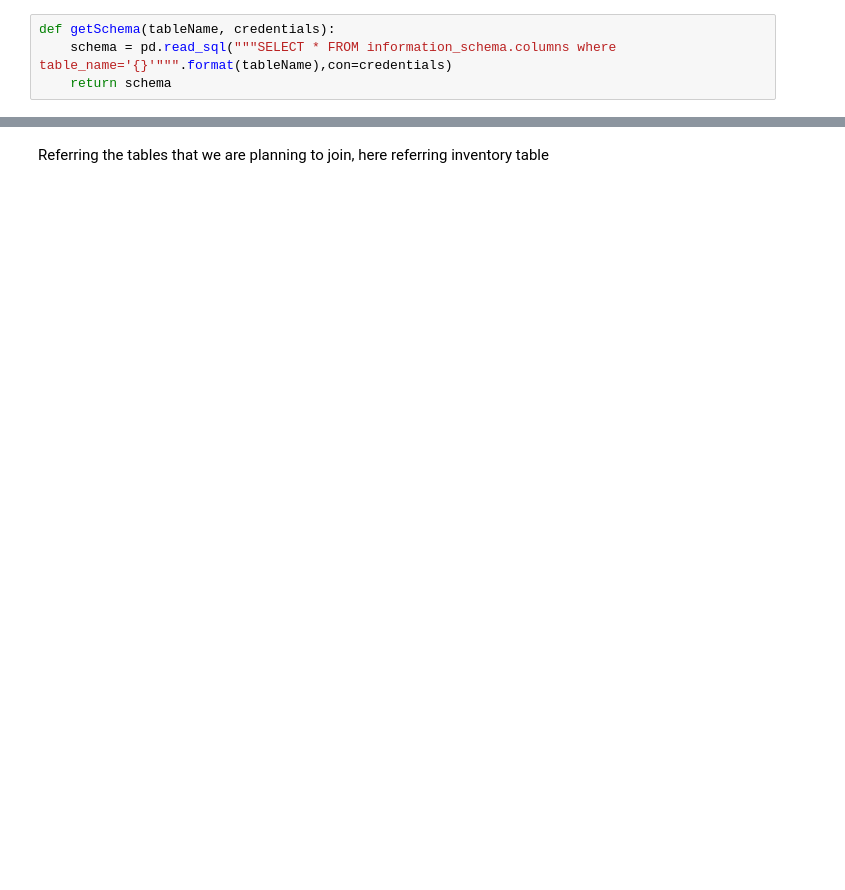
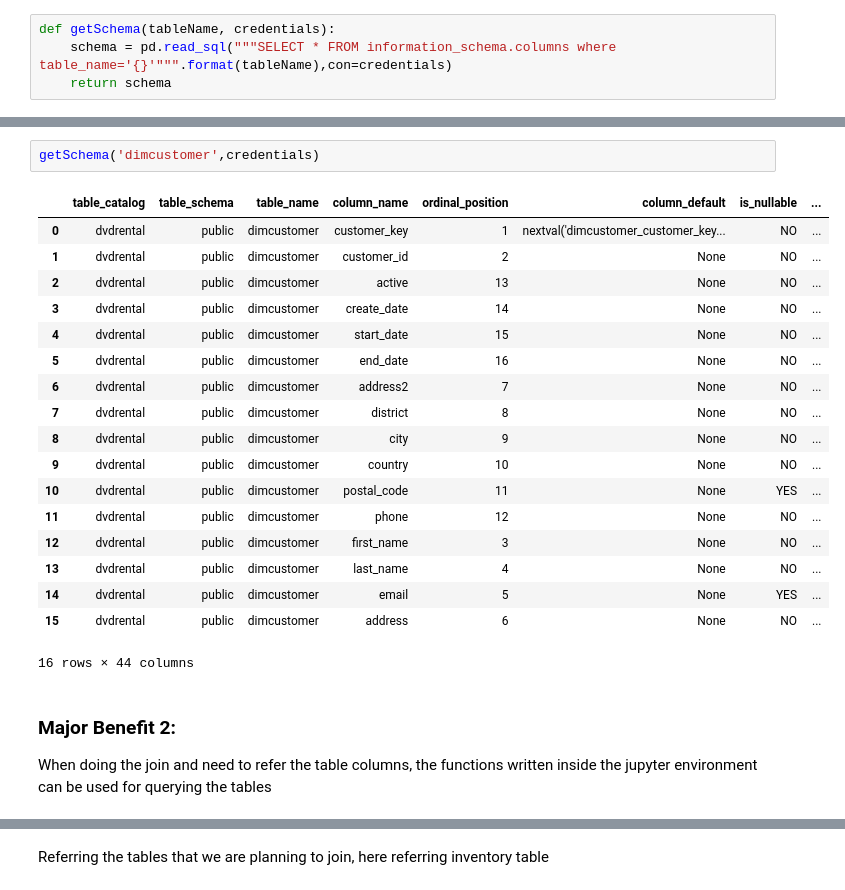
Before and after one commit to idjey/DEtheHardWay, a Jupyter notebook: dvdrental_SchemaImplementation.ipynb, the cells around one changed output, grey strips where cells are left out. Saved outputs shown, nothing was run; the diff lists cells and outputs as text; blank space fills up the shorter version.

Commit message:
completed the first datamodel and database tutorial

```diff
--- a/dvdrental_SchemaImplementation.ipynb
+++ b/dvdrental_SchemaImplementation.ipynb
@@ -95,0 +242,24 @@ queryBase(queryRental,credentials).head(2)
+# %%
+getSchema('dimcustomer',credentials)
+# %% [output]
+|  | table_catalog | table_schema | table_name | column_name | ordinal_position | column_default | is_nullable | ... |
+| 0 | dvdrental | public | dimcustomer | customer_key | 1 | nextval('dimcustomer_customer_key... | NO | ... |
+| 1 | dvdrental | public | dimcustomer | customer_id | 2 | None | NO | ... |
+| 2 | dvdrental | public | dimcustomer | active | 13 | None | NO | ... |
+| 3 | dvdrental | public | dimcustomer | create_date | 14 | None | NO | ... |
+| 4 | dvdrental | public | dimcustomer | start_date | 15 | None | NO | ... |
+| 5 | dvdrental | public | dimcustomer | end_date | 16 | None | NO | ... |
+| 6 | dvdrental | public | dimcustomer | address2 | 7 | None | NO | ... |
+| 7 | dvdrental | public | dimcustomer | district | 8 | None | NO | ... |
+| 8 | dvdrental | public | dimcustomer | city | 9 | None | NO | ... |
+| 9 | dvdrental | public | dimcustomer | country | 10 | None | NO | ... |
+| 10 | dvdrental | public | dimcustomer | postal_code | 11 | None | YES | ... |
+| 11 | dvdrental | public | dimcustomer | phone | 12 | None | NO | ... |
+| 12 | dvdrental | public | dimcustomer | first_name | 3 | None | NO | ... |
+| 13 | dvdrental | public | dimcustomer | last_name | 4 | None | NO | ... |
+| 14 | dvdrental | public | dimcustomer | email | 5 | None | YES | ... |
+| 15 | dvdrental | public | dimcustomer | address | 6 | None | NO | ... |
+16 rows × 44 columns
+# %% [markdown]
+### Major Benefit 2:
+When doing the join and need to refer the table columns, the functions written inside the jupyter environment can be used for querying the tables
```
Also changed, not shown: parts of 71 cells of this notebook.
